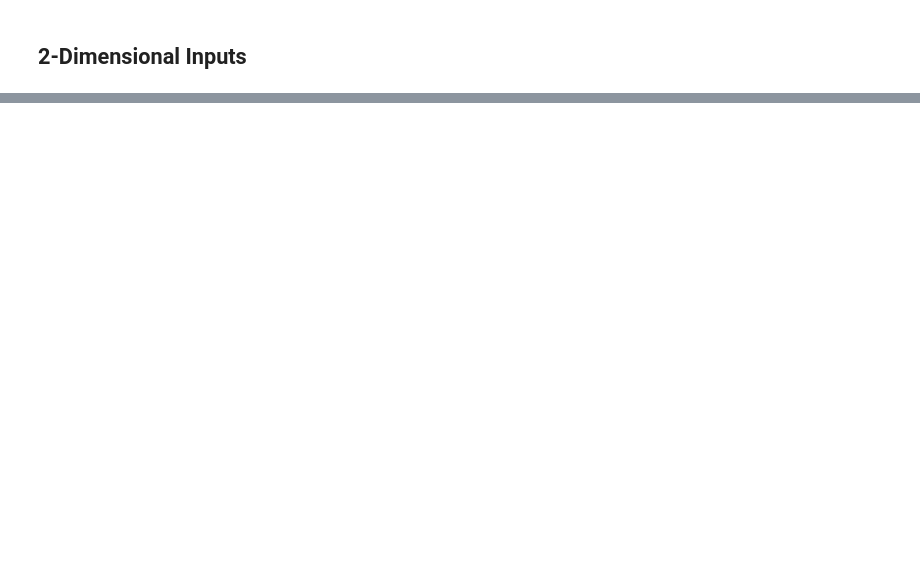
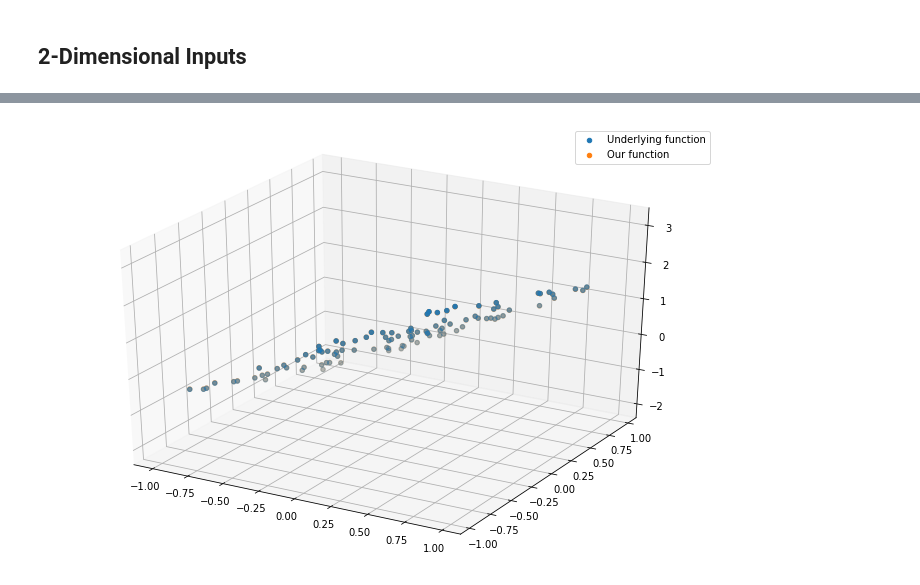
Before and after one commit to IndraP24/Full-Stack-Deep-Learning-Spring21, a Jupyter notebook: Deep Learning Fundamentals/Part 1 Basics | Coding a Neural Network.ipynb, the cells around one changed output, grey strips where cells are left out. Cells and saved outputs as stored; diff of their text form; code cells hidden in the pictures; blank space fills up the shorter version.

```diff
--- a/Deep Learning Fundamentals/Part 1 Basics | Coding a Neural Network.ipynb
+++ b/Deep Learning Fundamentals/Part 1 Basics | Coding a Neural Network.ipynb
@@ -338,0 +362,15 @@ def plot_3d(X, y, y_pred=None):
+# %%
+from typing import Callable
+
+def fit(X: np.ndarray, y: np.ndarray, model: Callable, loss: Callable, lr: float, num_epochs: int):
+    for epoch in range(num_epochs):
+        y_pred = model(X)
+        loss_value = loss(y_pred, y)
+        print(f'Epoch: {epoch},  loss: {loss_value}')
+        gradient_from_loss = loss.backward()
+        model.backward(gradient_from_loss)
+        model.update(lr)
+
+fit(X, y_true, model=linear, loss=loss, lr=0.1, num_epochs=60)
+plot_3d(X, y_true, linear(X))
+# %% [output]
@@ -338,0 +394 @@ def plot_3d(X, y, y_pred=None):
+[figure, added]
```
Also changed, not shown: parts of 20 cells of this notebook.
